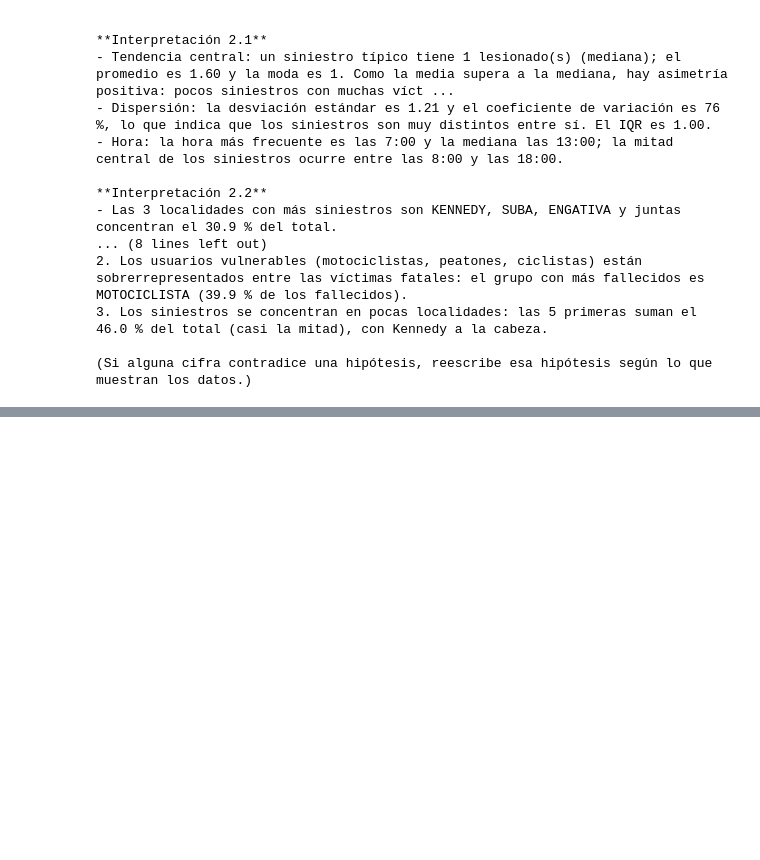
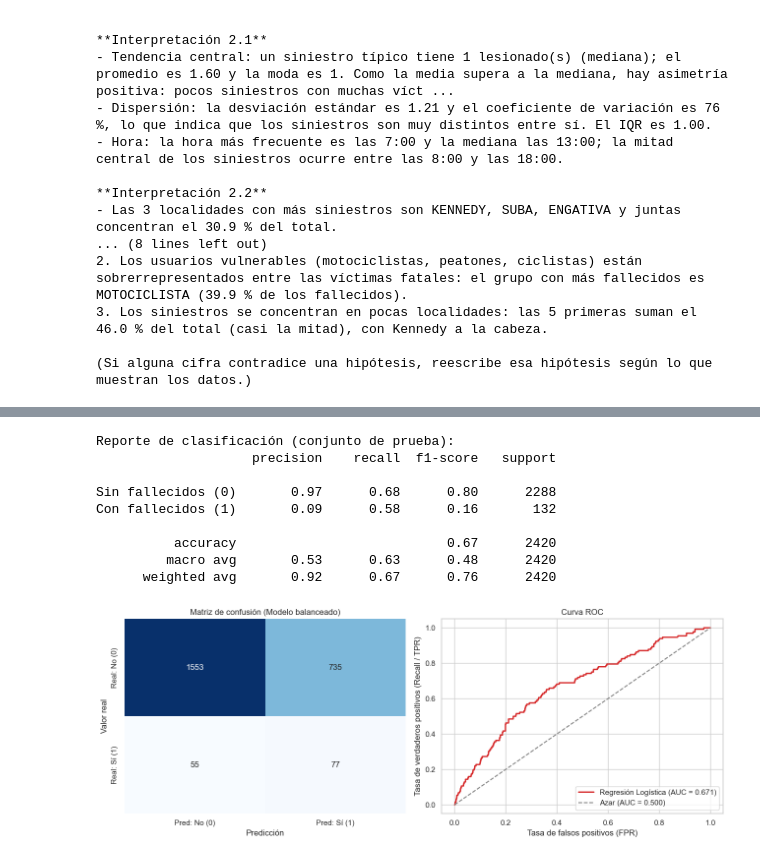
Before and after one commit to joanadrte-pixel/Siniestros-viales-bogota, a Jupyter notebook: notebook/proyecto_siniestros.ipynb, the cells around one changed output, grey strips where cells are left out. Drawn from its saved outputs; the diff is of its cells as text; code cells hidden in the pictures; blank space fills up the shorter version.

```diff
--- a/notebook/proyecto_siniestros.ipynb
+++ b/notebook/proyecto_siniestros.ipynb
@@ -744,0 +812,13 @@ Nota: en este periodo 88 % de los siniestros son CON HERIDOS, 7 % SOLO DANOS y 5
+# %%
+features_num = ["hora_num"]
+features_cat = ["franja", "dia_semana", "tipo_dia", "clase_accidente", "localidad"]
+X = df_m[features_num + features_cat]
+y = df_m["con_fallecidos"]
+
+X_train, X_test, y_train, y_test = train_test_split(
+    X, y, test_size=0.20, random_state=42, stratify=y
+)
+
+print(f"Total registros: {len(df_m):,} | Positivos (con fallecidos): {y.sum()} ({y.mean()*100:.2f} %)")
+print(f"Entrenamiento: {len(X_train):,} ({y_train.mean()*100:.2f} % positivos)")
+print(f"Prueba:        {len(X_test):,} ({y_test.mean()*100:.2f} % positivos)")
@@ -744,0 +874,40 @@ Nota: en este periodo 88 % de los siniestros son CON HERIDOS, 7 % SOLO DANOS y 5
+# %%
+y_pred = modelo_bal.predict(X_test)
+y_prob = modelo_bal.predict_proba(X_test)[:, 1]
+
+print("Reporte de clasificación (conjunto de prueba):")
+print(classification_report(y_test, y_pred, target_names=["Sin fallecidos (0)", "Con fallecidos (1)"], zero_division=0))
+
+cm = confusion_matrix(y_test, y_pred)
+fpr, tpr, _ = roc_curve(y_test, y_prob)
+auc_val = roc_auc_score(y_test, y_prob)
+
+fig, ax = plt.subplots(1, 2, figsize=(13, 5))
+
+sns.heatmap(cm, annot=True, fmt="d", cmap="Blues", cbar=False, ax=ax[0],
+            xticklabels=["Pred: No (0)", "Pred: Sí (1)"],
+            yticklabels=["Real: No (0)", "Real: Sí (1)"])
+ax[0].set_title("Matriz de confusión (Modelo balanceado)")
+ax[0].set_xlabel("Predicción")
+ax[0].set_ylabel("Valor real")
+
+ax[1].plot(fpr, tpr, color="#d62728", lw=2, label=f"Regresión Logística (AUC = {auc_val:.3f})")
+ax[1].plot([0, 1], [0, 1], color="gray", linestyle="--", label="Azar (AUC = 0.500)")
+ax[1].set_title("Curva ROC")
+ax[1].set_xlabel("Tasa de falsos positivos (FPR)")
+ax[1].set_ylabel("Tasa de verdaderos positivos (Recall / TPR)")
+ax[1].legend(loc="lower right")
+
+plt.tight_layout()
+plt.show()
+# %% [output]
+Reporte de clasificación (conjunto de prueba):
+                    precision    recall  f1-score   support
+
+Sin fallecidos (0)       0.97      0.68      0.80      2288
+Con fallecidos (1)       0.09      0.58      0.16       132
+
+          accuracy                           0.67      2420
+         macro avg       0.53      0.63      0.48      2420
+      weighted avg       0.92      0.67      0.76      2420
+[figure, added]
```
Also changed, not shown: parts of 18 cells of this notebook, 2 other files.
